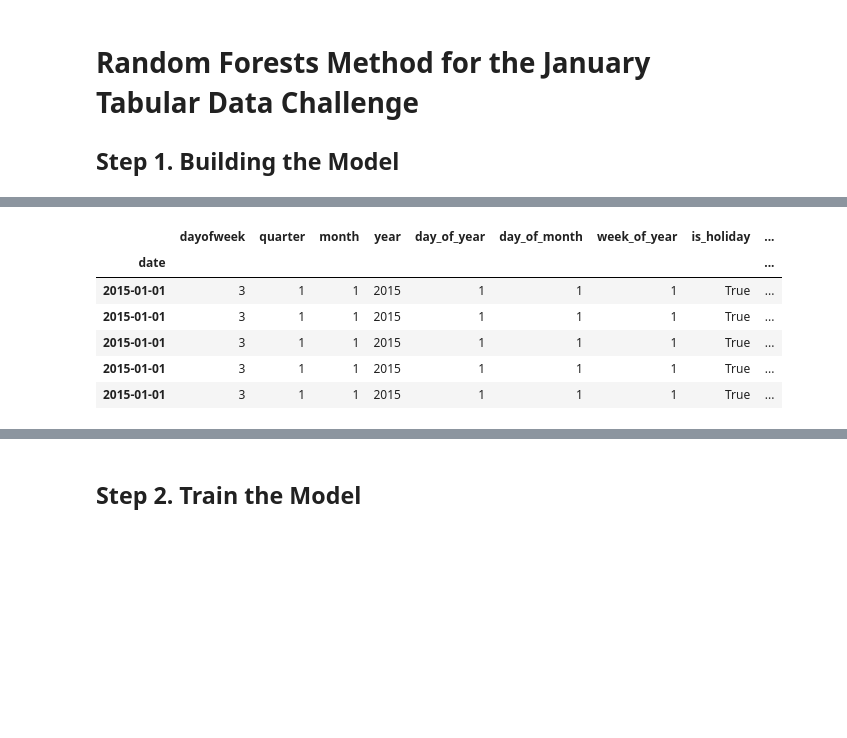
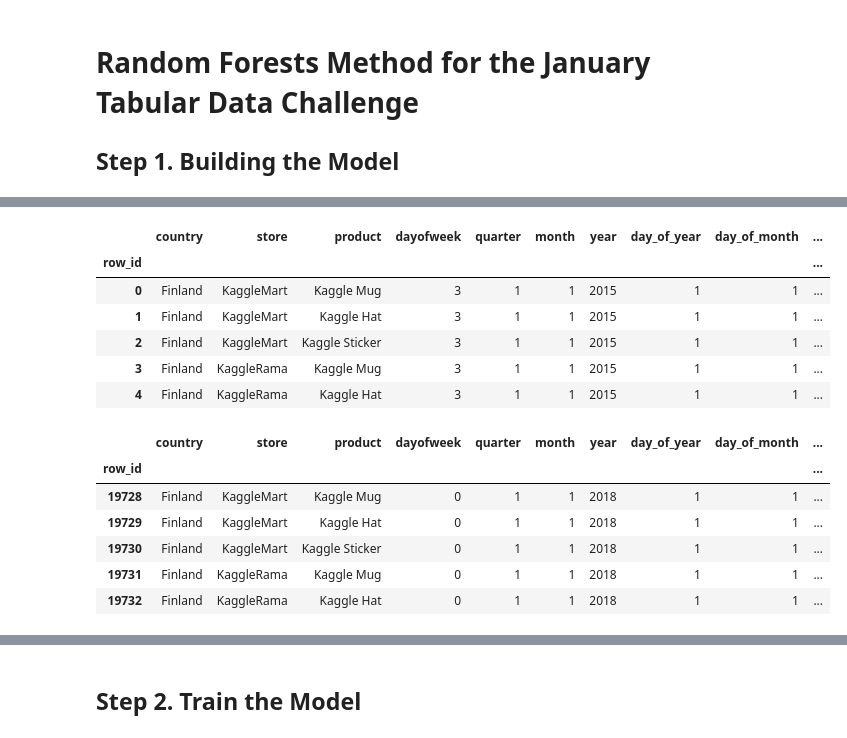
Before and after one commit to robinonsay/tabular-playground-series-jan-2022, a Jupyter notebook: xgboost.ipynb, the cells around one changed output, grey strips where cells are left out. Cells and saved outputs as stored; diff of their text form; code cells hidden in the pictures; blank space fills up the shorter version.

```diff
--- a/xgboost.ipynb
+++ b/xgboost.ipynb
@@ -2,15 +2,16 @@
 # Random Forests Method for the January Tabular Data Challenge
 ## Step 1. Building the Model
 # %%
+import pandas as pd
+import numpy as np
+import holidays
 from xgboost import XGBRegressor, plot_importance
 from sklearn.preprocessing import OneHotEncoder
 from IPython.display import display
-import pandas as pd
-import numpy as np
-import holidays
 
 random_state = 3165
-store_data = pd.read_csv("data/train.csv", index_col='date', parse_dates=True)
-display(store_data.head())
-display(store_data.tail())
+stores_data = pd.read_csv("data/train.csv", index_col='row_id')
+stores_data['date'] = pd.to_datetime(stores_data['date'], format='%Y-%m-%d')
+display(stores_data.head())
+display(stores_data.tail())
 # %% [output]
@@ -31,17 +32,16 @@ display(store_data.tail())
 # %%
 split_date = '2017-12-31'
-store_data_train = store_data.loc[store_data.index <= split_date].copy()
-store_data_val = store_data.loc[store_data.index > split_date].copy()
+stores_data_train = stores_data.loc[stores_data['date'] <= split_date].copy()
+stores_data_val = stores_data.loc[stores_data['date'] > split_date].copy()
 # %%
-def create_time_features(df: pd.DataFrame):
+def create_time_features(df: pd.DataFrame, date_key='date'):
     """
     Author: Rob Mulla, Robin Onsay
     link: https://www.kaggle.com/robikscube/tutorial-time-series-forecasting-with-xgboost
     :param df:
+    :param date_key:
     :return:
     """
-    date_key = 'date'
-    df[date_key] = df.index
     df['dayofweek'] = df[date_key].dt.dayofweek
     df['quarter'] = df[date_key].dt.quarter
     df['month'] = df[date_key].dt.month
@@ -66,24 +66,32 @@ def create_time_features(df: pd.DataFrame):
             'is_quarter_start', 'is_quarter_end',
             'is_year_start', 'is_year_end',
             'is_leap_year']
+
+time_features = create_time_features(stores_data_train)
+_ = create_time_features(stores_data_val)
-# %%
-time_features = create_time_features(store_data_train)
-_ = create_time_features(store_data_val)
 # %%
-features = time_features + ['country', 'store', 'product']
-X_train = store_data_train[features]
-y_train = store_data_train.num_sold
-X_val = store_data_val[features]
-y_val = store_data_val.num_sold
+features = ['country', 'store', 'product'] + time_features
+X_train = stores_data_train[features]
+y_train = stores_data_train.num_sold
+X_val = stores_data_val[features]
+y_val = stores_data_val.num_sold
 display(X_train.head())
+display(X_val.head())
 # %% [output]
-|  | dayofweek | quarter | month | year | day_of_year | day_of_month | week_of_year | is_holiday | ... |
-| date |  |  |  |  |  |  |  |  | ... |
-| 2015-01-01 | 3 | 1 | 1 | 2015 | 1 | 1 | 1 | True | ... |
-| 2015-01-01 | 3 | 1 | 1 | 2015 | 1 | 1 | 1 | True | ... |
-| 2015-01-01 | 3 | 1 | 1 | 2015 | 1 | 1 | 1 | True | ... |
-| 2015-01-01 | 3 | 1 | 1 | 2015 | 1 | 1 | 1 | True | ... |
-| 2015-01-01 | 3 | 1 | 1 | 2015 | 1 | 1 | 1 | True | ... |
+|  | country | store | product | dayofweek | quarter | month | year | day_of_year | day_of_month | ... |
+| row_id |  |  |  |  |  |  |  |  |  | ... |
+| 0 | Finland | KaggleMart | Kaggle Mug | 3 | 1 | 1 | 2015 | 1 | 1 | ... |
+| 1 | Finland | KaggleMart | Kaggle Hat | 3 | 1 | 1 | 2015 | 1 | 1 | ... |
+| 2 | Finland | KaggleMart | Kaggle Sticker | 3 | 1 | 1 | 2015 | 1 | 1 | ... |
+| 3 | Finland | KaggleRama | Kaggle Mug | 3 | 1 | 1 | 2015 | 1 | 1 | ... |
+| 4 | Finland | KaggleRama | Kaggle Hat | 3 | 1 | 1 | 2015 | 1 | 1 | ... |
+|  | country | store | product | dayofweek | quarter | month | year | day_of_year | day_of_month | ... |
+| row_id |  |  |  |  |  |  |  |  |  | ... |
+| 19728 | Finland | KaggleMart | Kaggle Mug | 0 | 1 | 1 | 2018 | 1 | 1 | ... |
+| 19729 | Finland | KaggleMart | Kaggle Hat | 0 | 1 | 1 | 2018 | 1 | 1 | ... |
+| 19730 | Finland | KaggleMart | Kaggle Sticker | 0 | 1 | 1 | 2018 | 1 | 1 | ... |
+| 19731 | Finland | KaggleRama | Kaggle Mug | 0 | 1 | 1 | 2018 | 1 | 1 | ... |
+| 19732 | Finland | KaggleRama | Kaggle Hat | 0 | 1 | 1 | 2018 | 1 | 1 | ... |
 # %%
 def one_hot_encode(df):
     s = (df.dtypes == 'object')
```
Also changed, not shown: parts of 9 cells of this notebook.
